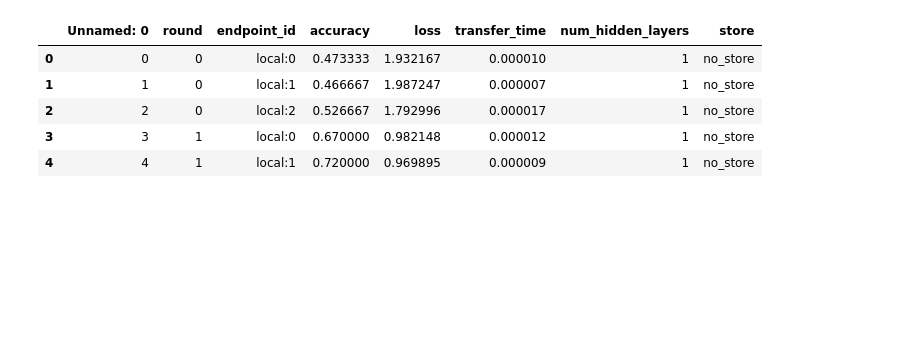
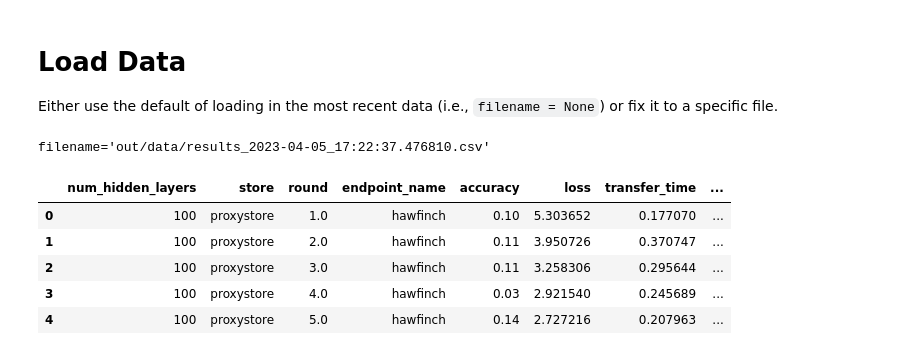
Before and after one commit to proxystore/federated-learning, a Jupyter notebook: Results.ipynb, the cells around one changed output. Cells and saved outputs as stored; diff of their text form; code cells hidden in the pictures; blank space fills up the shorter version.

```diff
--- a/Results.ipynb
+++ b/Results.ipynb
@@ -6,15 +7,24 @@ import seaborn as sns
 from pathlib import Path
 
 plt.style.use("bmh")
-# %%
-data = pd.read_csv(Path("out/results_2023-03-26_23:09:54.176978.csv"))
-data.head()
-# %% [output]
-|  | Unnamed: 0 | round | endpoint_id | accuracy | loss | transfer_time | num_hidden_layers | store |
-| 0 | 0 | 0 | local:0 | 0.473333 | 1.932167 | 0.000010 | 1 | no_store |
-| 1 | 1 | 0 | local:1 | 0.466667 | 1.987247 | 0.000007 | 1 | no_store |
-| 2 | 2 | 0 | local:2 | 0.526667 | 1.792996 | 0.000017 | 1 | no_store |
-| 3 | 3 | 1 | local:0 | 0.670000 | 0.982148 | 0.000012 | 1 | no_store |
-| 4 | 4 | 1 | local:1 | 0.720000 | 0.969895 | 0.000009 | 1 | no_store |
+# %% [markdown]
+# Load Data
+Either use the default of loading in the most recent data (i.e., `filename = None`) or fix it to a specific file.
+# %%
+filename = None
+if filename is None:
+    filename = sorted(glob.glob("out/data/*.csv"))[-1]
+
+print(f"{filename=}")
+data = pd.read_csv(filename)
+data.head()
+# %% [output]
+filename='out/data/results_2023-04-05_17:22:37.476810.csv'
+|  | num_hidden_layers | store | round | endpoint_name | accuracy | loss | transfer_time | ... |
+| 0 | 100 | proxystore | 1.0 | hawfinch | 0.10 | 5.303652 | 0.177070 | ... |
+| 1 | 100 | proxystore | 2.0 | hawfinch | 0.11 | 3.950726 | 0.370747 | ... |
+| 2 | 100 | proxystore | 3.0 | hawfinch | 0.11 | 3.258306 | 0.295644 | ... |
+| 3 | 100 | proxystore | 4.0 | hawfinch | 0.03 | 2.921540 | 0.245689 | ... |
+| 4 | 100 | proxystore | 5.0 | hawfinch | 0.14 | 2.727216 | 0.207963 | ... |
 # %%
 sns.ecdfplot(data=data, x="transfer_time", hue="store")
```
Also changed, not shown: parts of 7 cells of this notebook, 6 other files.
